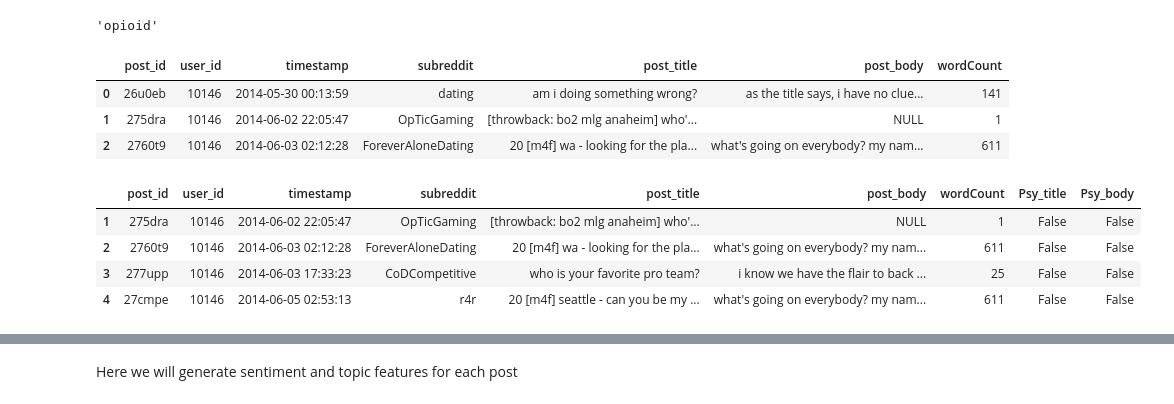
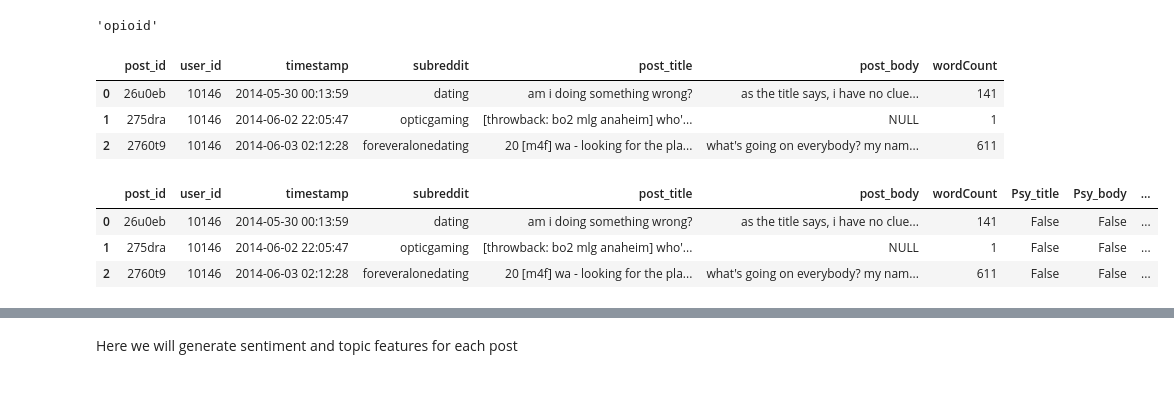
Before and after one commit to luciasalar/suicideDetection, a Jupyter notebook: TimeFeatures.ipynb, the cells around one changed output, grey strips where cells are left out. Saved outputs shown, nothing was run; the diff lists cells and outputs as text; code cells hidden in the pictures.

```diff
--- a/TimeFeatures.ipynb
+++ b/TimeFeatures.ipynb
@@ -84,12 +31,12 @@ collect_author_Posts('SuicideWatch.csv', 'output.csv')
 # %%
-pos1 = pd.read_csv('/Users/lucia/phd_work/suicideDetection/data_sample_clpsych19/user10146.posts.csv')
-pos2 = pd.read_csv('/Users/lucia/phd_work/suicideDetection/data_sample_clpsych19/user10276.posts.csv')
-neg1 = pd.read_csv('/Users/lucia/phd_work/suicideDetection/data_sample_clpsych19/user-29175.posts.csv')
-neg2 = pd.read_csv('/Users/lucia/phd_work/suicideDetection/data_sample_clpsych19/user-44823.posts.csv')
+pos1 = pd.read_csv(  path +'/data_sample_clpsych19/user10146.posts.csv')
+pos2 = pd.read_csv(  path +'/data_sample_clpsych19/user10276.posts.csv')
+neg1 = pd.read_csv( path +'/data_sample_clpsych19/user-29175.posts.csv')
+neg2 = pd.read_csv( path +'/data_sample_clpsych19/user-44823.posts.csv')
 # %%
-file = pd.concat([pos1, pos2], ignore_index= True)
+file1 = pd.concat([pos1, pos2], ignore_index= True)
 file2 = pd.concat([neg1, neg2], ignore_index= True)
-file = pd.concat([file, file2], ignore_index= True)
+file = pd.concat([file1, file2], ignore_index= True)
 #convert timestamp to time, sorted the table according to time
 file['timestamp'] = file['timestamp'].apply(lambda x: datetime.utcfromtimestamp(x).strftime('%Y-%m-%d %H:%M:%S'))
 file[1:5]
@@ -312,8 +243,13 @@ Psylist = set(t)
 #     output.write(str(Psylist))
 # %%
 #read adjusted mental illness glossary list
-with open('/Users/lucia/phd_work/suicideDetection/psyList.txt') as f:
-    PsyList = [x.strip().replace("'","").lower() for x in f.read().split(",")]
+def readDictionaries(filePath):
+    with open(filePath) as f:
+        myList = [x.strip().replace("'","").lower() for x in f.read().split(",")]
+        #print(Psylist)
+    return myList
+
+PsyList = readDictionaries(path +'/dictionaries/psyList.txt')
 # %%
 PsyList[0]
 # %% [output]
@@ -321,29 +257,33 @@ PsyList[0]
 # %%
 #clean text, lower cases
 file['post_title'] = file['post_title'].apply(lambda x: x.lower())
+file['subreddit'] = file['subreddit'].apply(lambda x: x.lower())
 file['post_body'] = file['post_body'].apply(lambda x: x.lower() if type(x) is str else 'NULL')
 file[0:3]
 # %% [output]
 |  | post_id | user_id | timestamp | subreddit | post_title | post_body | wordCount |
 | 0 | 26u0eb | 10146 | 2014-05-30 00:13:59 | dating | am i doing something wrong? | as the title says, i have no clue... | 141 |
-| 1 | 275dra | 10146 | 2014-06-02 22:05:47 | OpTicGaming | [throwback: bo2 mlg anaheim] who'... | NULL | 1 |
-| 2 | 2760t9 | 10146 | 2014-06-03 02:12:28 | ForeverAloneDating | 20 [m4f] wa - looking for the pla... | what's going on everybody? my nam... | 611 |
+| 1 | 275dra | 10146 | 2014-06-02 22:05:47 | opticgaming | [throwback: bo2 mlg anaheim] who'... | NULL | 1 |
+| 2 | 2760t9 | 10146 | 2014-06-03 02:12:28 | foreveralonedating | 20 [m4f] wa - looking for the pla... | what's going on everybody? my nam... | 611 |
 # %%
 #if words find in text, print 'T', otherwise 'F'
 def findText(text, wordList):
     for item in wordList:
         if item in text:
             return True
     return False
 
-file['Psy_title'] = file.apply(lambda row: True if findText(row["post_title"], PsyList) else False, axis=1)
-file['Psy_body'] = file.apply(lambda row: True if findText(row["post_body"], PsyList) else False, axis=1)
-file[1:5]
+def subsetDictPosts(file, dictionary, newTitle, newBody, newSubreddit):
+    file[newTitle] = file.apply(lambda row: True if findText(row["post_title"], dictionary) else False, axis=1)
+    file[newBody] = file.apply(lambda row: True if findText(row["post_body"], dictionary) else False, axis=1)
+    file[newSubreddit] = file.apply(lambda row: True if findText(row["subreddit"], dictionary) else False, axis=1)
+
+subsetDictPosts(file, PsyList, 'Psy_title', 'Psy_body', 'Psy_subre')
+file[0:3]
 # %% [output]
-|  | post_id | user_id | timestamp | subreddit | post_title | post_body | wordCount | Psy_title | Psy_body |
-| 1 | 275dra | 10146 | 2014-06-02 22:05:47 | OpTicGaming | [throwback: bo2 mlg anaheim] who'... | NULL | 1 | False | False |
-| 2 | 2760t9 | 10146 | 2014-06-03 02:12:28 | ForeverAloneDating | 20 [m4f] wa - looking for the pla... | what's going on everybody? my nam... | 611 | False | False |
-| 3 | 277upp | 10146 | 2014-06-03 17:33:23 | CoDCompetitive | who is your favorite pro team? | i know we have the flair to back ... | 25 | False | False |
-| 4 | 27cmpe | 10146 | 2014-06-05 02:53:13 | r4r | 20 [m4f] seattle - can you be my ... | what's going on everybody? my nam... | 611 | False | False |
+|  | post_id | user_id | timestamp | subreddit | post_title | post_body | wordCount | Psy_title | Psy_body | ... |
+| 0 | 26u0eb | 10146 | 2014-05-30 00:13:59 | dating | am i doing something wrong? | as the title says, i have no clue... | 141 | False | False | ... |
+| 1 | 275dra | 10146 | 2014-06-02 22:05:47 | opticgaming | [throwback: bo2 mlg anaheim] who'... | NULL | 1 | False | False | ... |
+| 2 | 2760t9 | 10146 | 2014-06-03 02:12:28 | foreveralonedating | 20 [m4f] wa - looking for the pla... | what's going on everybody? my nam... | 611 | False | False | ... |
 # %%
 #these are the posts contain words in the dictionary
```
Also changed, not shown: parts of 18 cells of this notebook, 17 other files.
